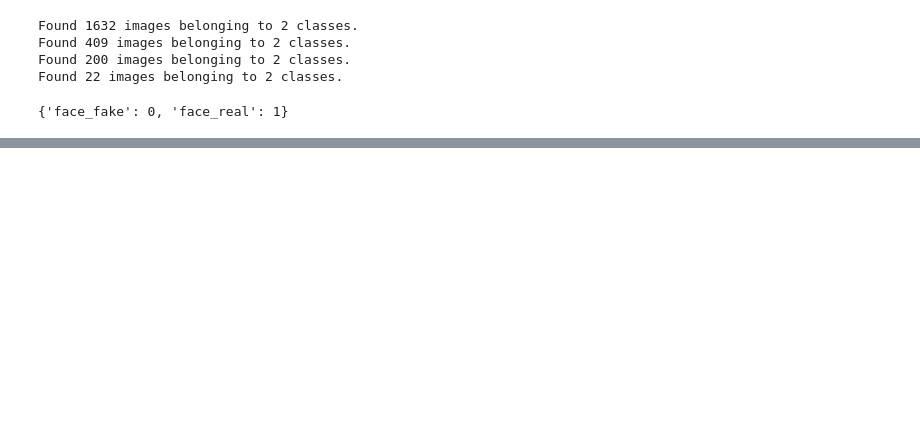
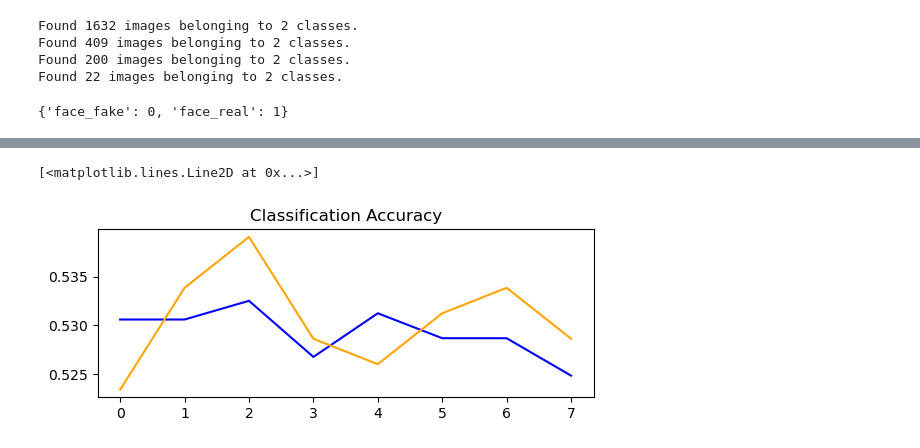
Before and after one commit to Sagarika-Ramesh/RD-Data-Takehome-Sagarika-Ramesh, a Jupyter notebook: question_01/src.ipynb, the cells around one changed output, grey strips where cells are left out. Drawn from its saved outputs; the diff is of its cells as text; code cells hidden in the pictures; blank space fills up the shorter version.

```diff
--- a/question_01/src.ipynb
+++ b/question_01/src.ipynb
@@ -422,0 +485,8 @@ print("ROC-AUC Score:", roc_auc_score(y_test, y_pred))
+# %%
+plt.subplot(212)
+plt.title('Classification Accuracy')
+plt.plot(history.history['acc'], color='blue', label='train')
+plt.plot(history.history['val_acc'], color='orange', label='val')
+# %% [output]
+[<matplotlib.lines.Line2D at 0x...>]
+[figure, added]
```
Also changed, not shown: parts of 35 cells of this notebook.
